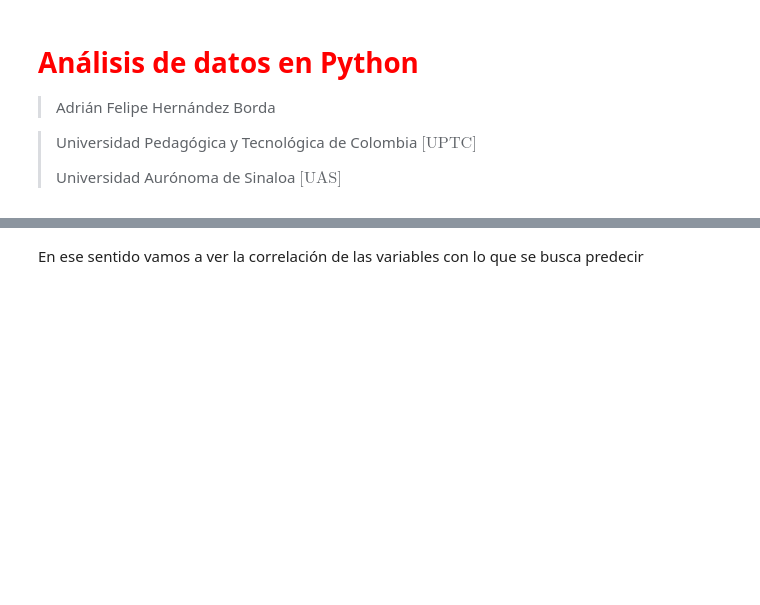
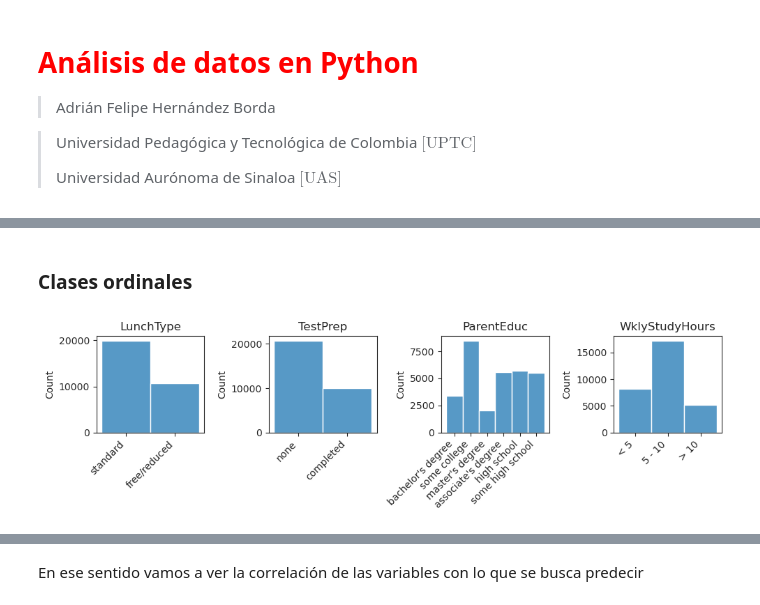
Before and after one commit to AdrFelHB/an-lisis-de-datos, a Jupyter notebook: main.ipynb, the cells around one changed output, grey strips where cells are left out. Cells and saved outputs as stored; diff of their text form; code cells hidden in the pictures; blank space fills up the shorter version.

```diff
--- a/main.ipynb
+++ b/main.ipynb
@@ -478,0 +265,23 @@ display(result)
+# %% [markdown]
+### Clases ordinales
+# %%
+fig,ax = plt.subplots(nrows=1
+                      ,ncols=4
+                      ,figsize=(10,3))
+ax = ax.flatten()
+for k,col in enumerate(cols_ordinal):
+    label=list(data_tags[col].unique())
+    sns.histplot(data_tags[col],
+                 bins=bins
+                 ,kde=False
+                 ,label=col
+                 ,ax=ax[k])
+    ax[k].xaxis.set_ticklabels(labels=label
+                          ,rotation=45
+                          , ha='right')
+    ax[k].set_xlabel('')
+    ax[k].set_title(col)
+plt.tight_layout()
+plt.show()
+# %% [output]
+[figure, added]
```
Also changed, not shown: parts of 142 cells of this notebook.
